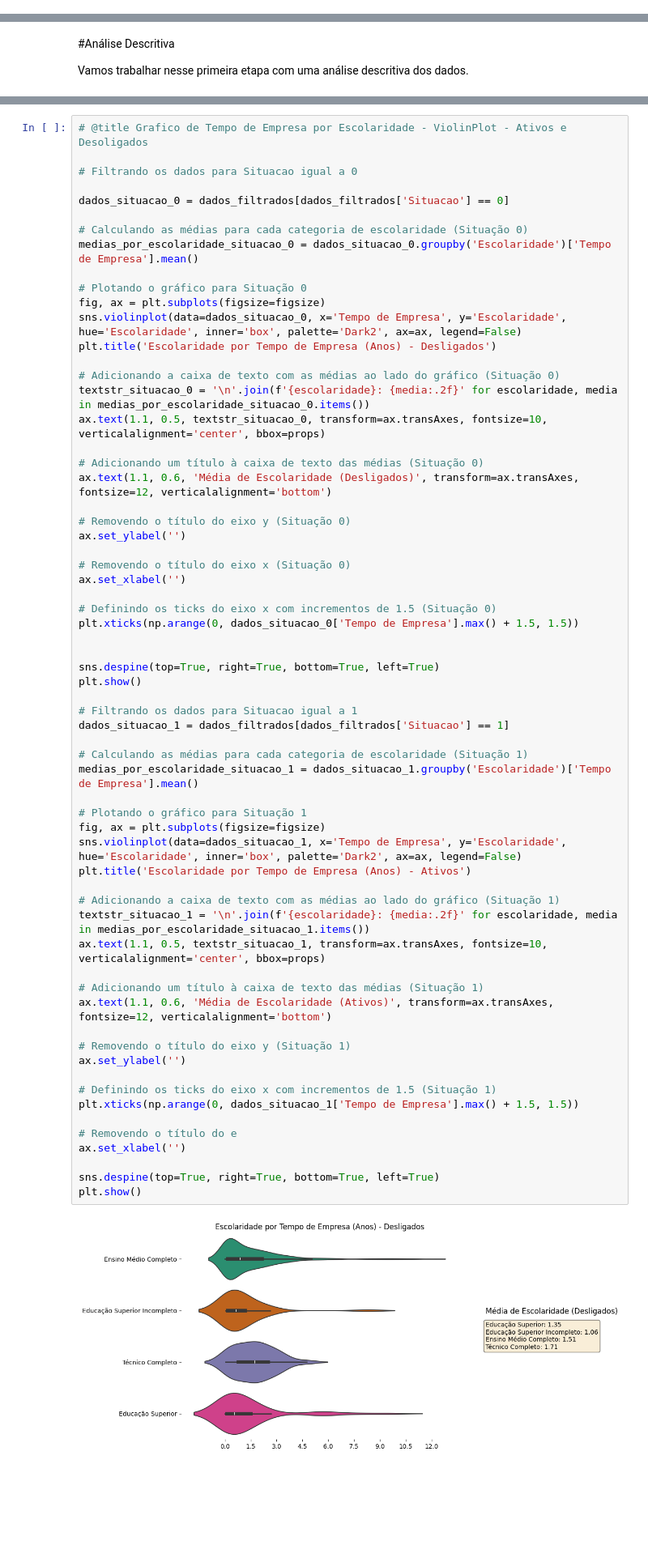
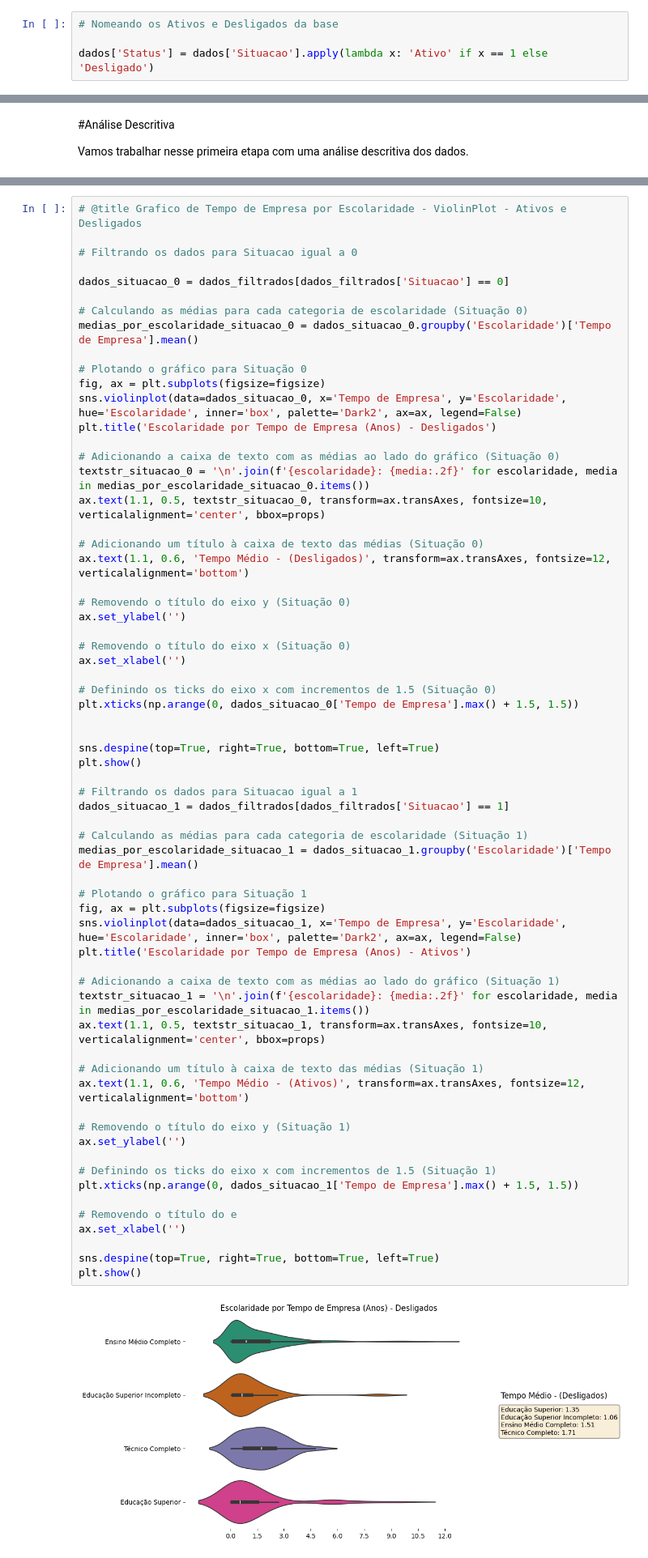
Before and after one commit to Gabrieldiasdeoliveira/People-Analytics---Turnover, a Jupyter notebook: People_Analytics_Turnover.ipynb, the cells around one changed output, grey strips where cells are left out. Shown: that part at 81% size. Saved outputs shown, nothing was run; the diff lists cells and outputs as text; blank space fills up the shorter version.

```diff
--- a/People_Analytics_Turnover.ipynb
+++ b/People_Analytics_Turnover.ipynb
@@ -19,6 +17,10 @@ from google.colab import files
 # Carregando o arquivo Excel em um DataFrame do pandas
 caminho_arquivo = '/Base de colaboradores 2.xlsx'
 dados = pd.read_excel('/Base de colaboradores 2.xlsx')
+# %%
+# Nomeando os Ativos e Desligados da base
+
+dados['Status'] = dados['Situacao'].apply(lambda x: 'Ativo' if x == 1 else 'Desligado')
 # %%
 dados.head()
 # %% [output]
@@ -126,5 +142,5 @@ plt.show()
 # %%
-# @title Grafico de Tempo de Empresa por Escolaridade - ViolinPlot - Ativos e Desoligados
+# @title Grafico de Tempo de Empresa por Escolaridade - ViolinPlot - Ativos e Desligados
 
 # Filtrando os dados para Situacao igual a 0
 
@@ -143,7 +159,7 @@ textstr_situacao_0 = '\n'.join(f'{escolaridade}: {media:.2f}' for escolaridade,
 ax.text(1.1, 0.5, textstr_situacao_0, transform=ax.transAxes, fontsize=10, verticalalignment='center', bbox=props)
 
 # Adicionando um título à caixa de texto das médias (Situação 0)
-ax.text(1.1, 0.6, 'Média de Escolaridade (Desligados)', transform=ax.transAxes, fontsize=12, verticalalignment='bottom')
+ax.text(1.1, 0.6, 'Tempo Médio - (Desligados)', transform=ax.transAxes, fontsize=12, verticalalignment='bottom')
 
 # Removendo o título do eixo y (Situação 0)
 ax.set_ylabel('')
@@ -160,32 +176,32 @@ plt.show()
 
 # Filtrando os dados para Situacao igual a 1
 dados_situacao_1 = dados_filtrados[dados_filtrados['Situacao'] == 1]
 
 # Calculando as médias para cada categoria de escolaridade (Situação 1)
 medias_por_escolaridade_situacao_1 = dados_situacao_1.groupby('Escolaridade')['Tempo de Empresa'].mean()
 
 # Plotando o gráfico para Situação 1
 fig, ax = plt.subplots(figsize=figsize)
 sns.violinplot(data=dados_situacao_1, x='Tempo de Empresa', y='Escolaridade', hue='Escolaridade', inner='box', palette='Dark2', ax=ax, legend=False)
 plt.title('Escolaridade por Tempo de Empresa (Anos) - Ativos')
 
 # Adicionando a caixa de texto com as médias ao lado do gráfico (Situação 1)
 textstr_situacao_1 = '\n'.join(f'{escolaridade}: {media:.2f}' for escolaridade, media in medias_por_escolaridade_situacao_1.items())
 ax.text(1.1, 0.5, textstr_situacao_1, transform=ax.transAxes, fontsize=10, verticalalignment='center', bbox=props)
 
 # Adicionando um título à caixa de texto das médias (Situação 1)
-ax.text(1.1, 0.6, 'Média de Escolaridade (Ativos)', transform=ax.transAxes, fontsize=12, verticalalignment='bottom')
+ax.text(1.1, 0.6, 'Tempo Médio - (Ativos)', transform=ax.transAxes, fontsize=12, verticalalignment='bottom')
 
 # Removendo o título do eixo y (Situação 1)
 ax.set_ylabel('')
 
 # Definindo os ticks do eixo x com incrementos de 1.5 (Situação 1)
 plt.xticks(np.arange(0, dados_situacao_1['Tempo de Empresa'].max() + 1.5, 1.5))
 
 # Removendo o título do e
 ax.set_xlabel('')
 
 sns.despine(top=True, right=True, bottom=True, left=True)
 plt.show()
 # %% [output]
-[figure, old version]
+[figure, new version]
```
Also changed, not shown: parts of 41 cells of this notebook.
